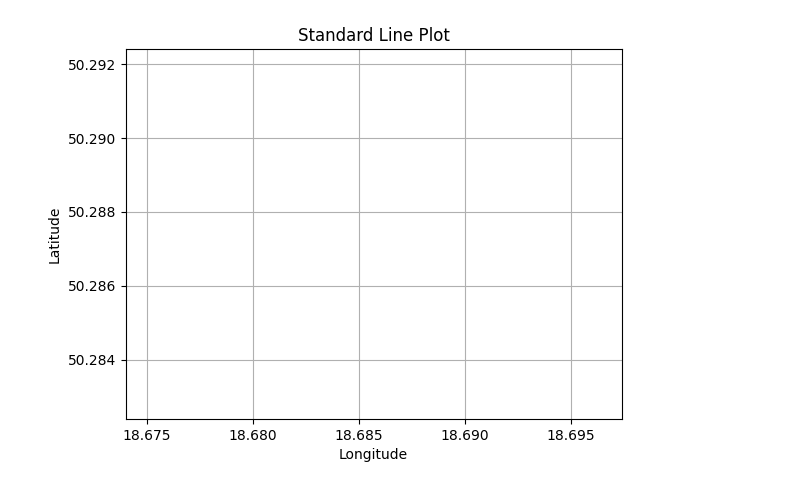
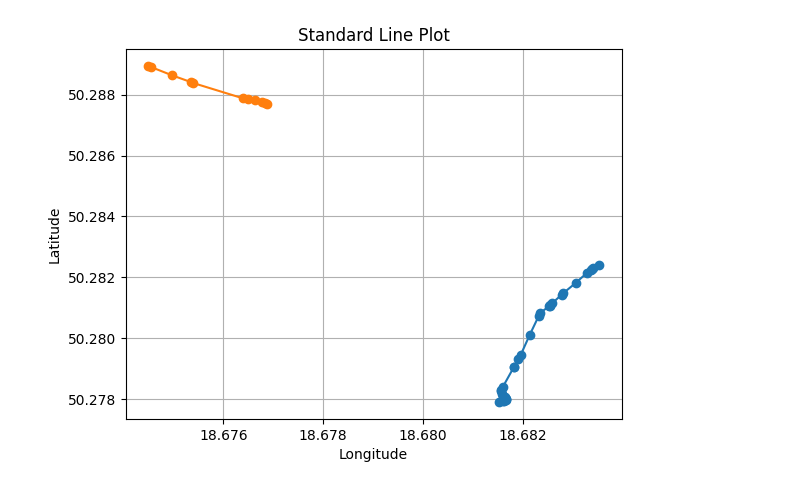
Before and after one commit to bartekpacia/cyc.ly, a Jupyter notebook: wykres.ipynb, the cells around one changed output. Cells and saved outputs as stored; diff of their text form; code cells hidden in the pictures.

```diff
--- a/wykres.ipynb
+++ b/wykres.ipynb
@@ -14,26 +14,33 @@ AttributeError: 'str' object has no attribute 'selector'
 # %%
 import matplotlib.pyplot as plt
 
-way = [x for x in parser.ways if x.id == 4576735][0]
-lat = [x.lat for x in way.nodes]
-lon = [ x.lon for x in way.nodes]
+way = parser.get_way(4587568)
+way2 = parser.get_way(4576735)
 
-bounds = parser.get_bounds()
+if way and way2:
+    lat = [x.lat for x in way.nodes]
+    lon = [ x.lon for x in way.nodes]
 
-plt.plot(lon, lat, marker='o', linestyle='-')
+    lat2 = [x.lat for x in way2.nodes]
+    lon2 = [ x.lon for x in way2.nodes]
 
-# Add labels and title
-plt.xlabel("Longitude")
+    bounds = parser.get_bounds()
 
-plt.ylabel("Latitude")
-plt.title("Standard Line Plot")
+    plt.plot(lon, lat, marker='o', linestyle='-')
+    plt.plot(lon2, lat2, marker='o', linestyle='-')
 
-plt.ylim(bounds.min_lat, bounds.max_lat)
-plt.xlim(bounds.min_lon, bounds.max_lon)
-# Display the plot
-plt.grid()
-plt.show()
+    # Add labels and title
+    plt.xlabel("Longitude")
+
+    plt.ylabel("Latitude")
+    plt.title("Standard Line Plot")
+
+    # plt.ylim(bounds.min_lat, bounds.max_lat)
+    # plt.xlim(bounds.min_lon, bounds.max_lon)
+    # Display the plot
+    plt.grid()
+    plt.show()
 # %% [output]
-[figure, old version]
+[figure, new version]
 # %%
 samples = parser.relations[0:100]
```
Also changed, not shown: parts of 4 cells of this notebook, 4 other files.
